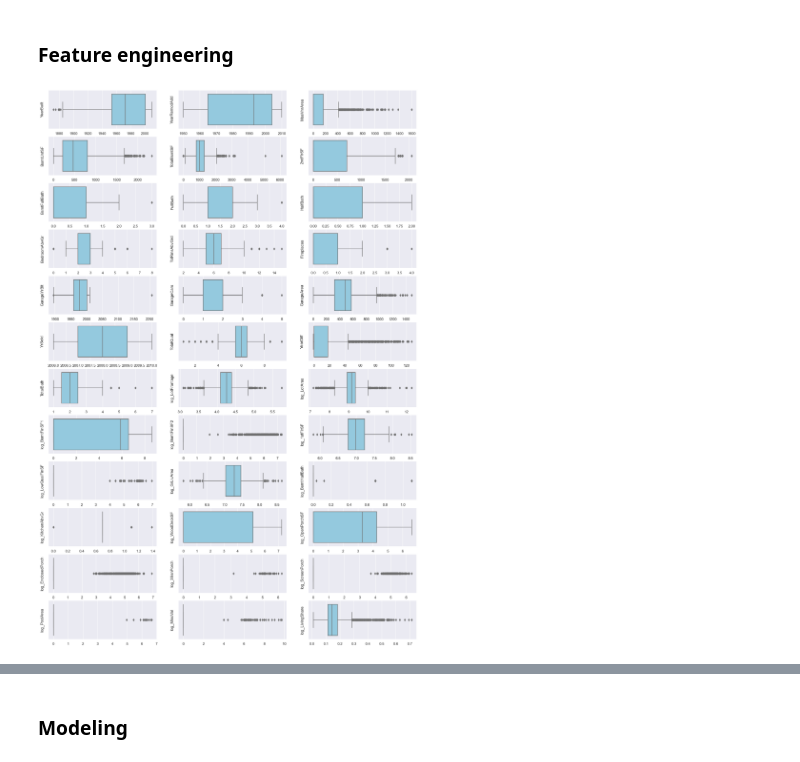
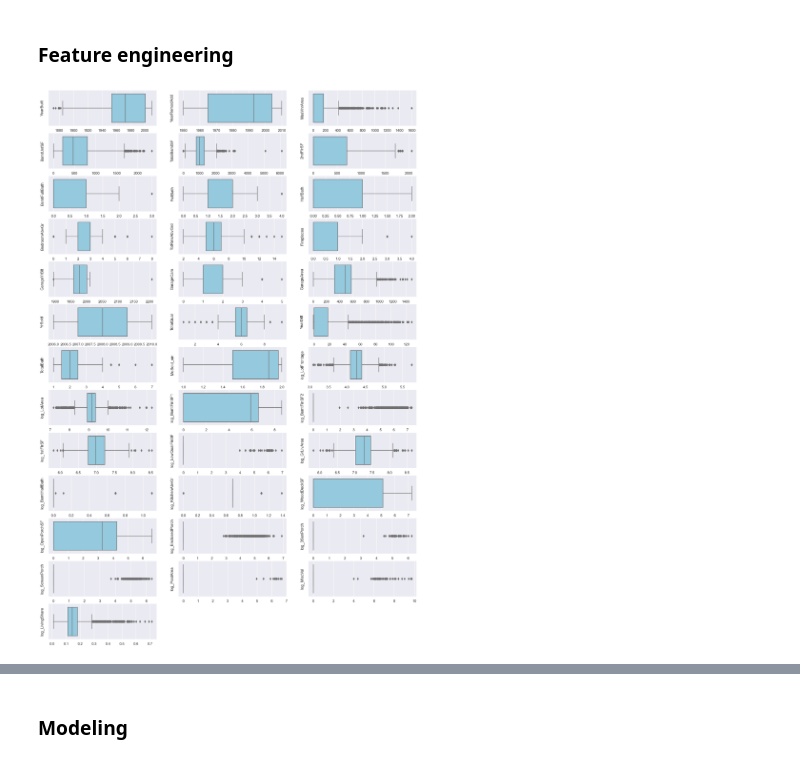
Before and after one commit to Kwazzart/house-prices, a Jupyter notebook: workflow#2.ipynb, the cells around one changed output, grey strips where cells are left out. Saved outputs shown, nothing was run; the diff lists cells and outputs as text; code cells hidden in the pictures.

```diff
--- a/workflow#2.ipynb
+++ b/workflow#2.ipynb
@@ -172,11 +211,3 @@ for i, feature in enumerate(num_features):
     g2.tick_params(bottom=False);
 # %% [output]
 [figure]
-# %%
-for i, feature in enumerate(num_features):
-    plt.subplot(12,3, i*1 + 1)
-    plt.ylabel(feature)
-    g1 = sns.boxplot(data=train1, x=train1[feature],  color='red')
-    #g1.set(xticklabels=[])
-    g1.set(xlabel=None)
-    g1.tick_params(bottom=False)
@@ -202,6 +243,6 @@ for i, feature in enumerate(num_features):
     plt.ylabel(feature)
     g1 = sns.scatterplot(data=pd.concat([data1, target], axis=1), x=feature, y="SalePrice", color='skyblue')
     g1.set(xticklabels=[])
-    g1.set(xlabel=None)
+    g1.set(xlabel=f"{stats.spearmanr(data1.fillna(data1[feature].median()).loc[train_id,feature], target)[0]:.2f}")
     g1.tick_params(bottom=False)
 # %% [output]
@@ -404,6 +456,10 @@ data4["YearDiff"] = (data4["YearRemodAdd"] - data4["YearBuilt"])
 data4["TotalBath"] = data4["BsmtFullBath"] + 0.5*data4["BsmtHalfBath"] + data4["FullBath"] + 0.5*data4["HalfBath"]
 
 data4["LivingShare"] = data4["GrLivArea"]/data4["LotArea"]
+# %%
+data4["MoSold_num"] = data4["MoSold"].map(float)
+data4["MoSold_sin"] = np.sin(data4["MoSold_num"]/3.82 - 0.262)+1
+data4 = data4.drop("MoSold_num", axis=1)
 # %%
 skew_data = pd.DataFrame({"Feature":data4.select_dtypes(np.number).columns, "Skew":np.abs(stats.skew(data4.select_dtypes(np.number)))})
 skew_data["IsNeededSkew"] = np.abs(skew_data["Skew"]) > 1
@@ -420,14 +476,14 @@ for col in skew_data.loc[skew_data["IsNeededSkew"], "Feature"]:
     data4[col] = np.exp(data4[col]) - 1
 # %%
 for i, feature in enumerate(data4.select_dtypes(np.number).columns):
-    plt.subplot(12,3, i*1 + 1)
+    plt.subplot(13,3, i*1 + 1)
     plt.ylabel(feature)
     g1 = sns.boxplot(data=data4, x=feature, color='skyblue')
     #g1.set(xticklabels=[])
     g1.set(xlabel=None)
     g1.tick_params(bottom=False)
 # %% [output]
-[figure, old version]
+[figure, new version]
 # %%
 data4.loc[data4["GarageYrBlt"]>2100, "GarageYrBlt"] = data4["GarageYrBlt"].median()
 # %%
```
Also changed, not shown: parts of 41 cells of this notebook.
